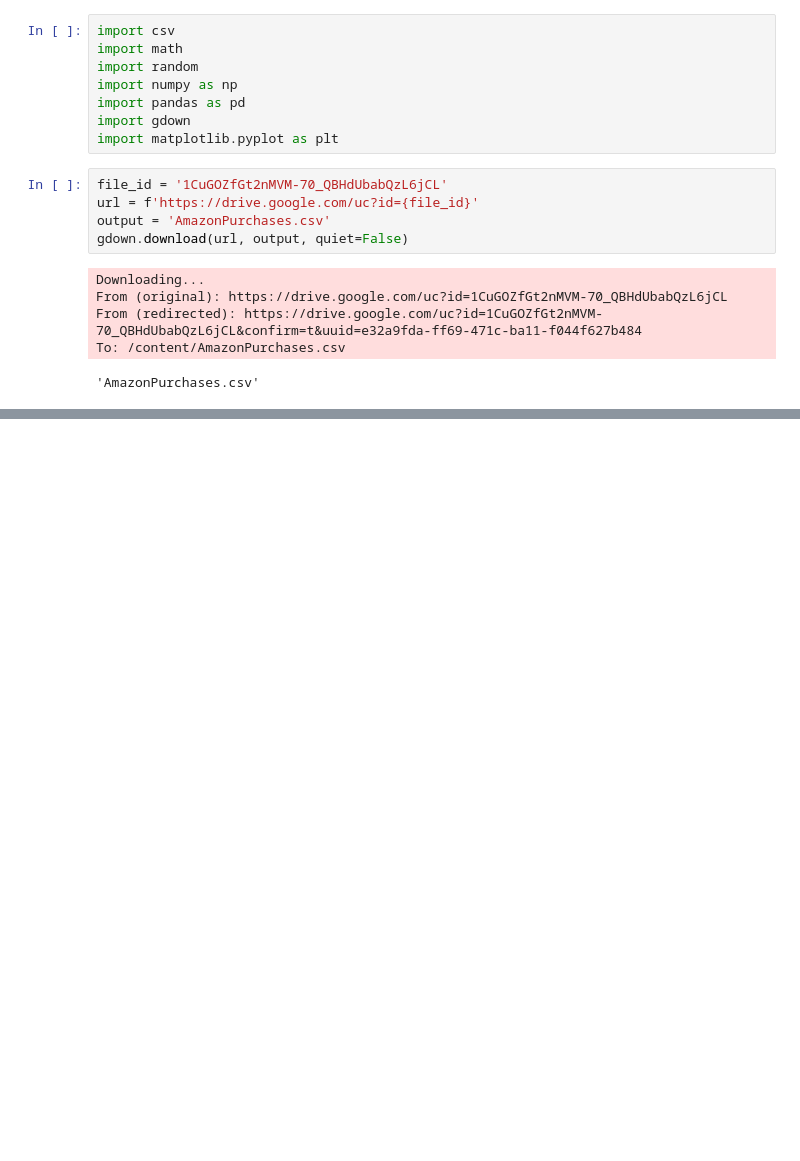
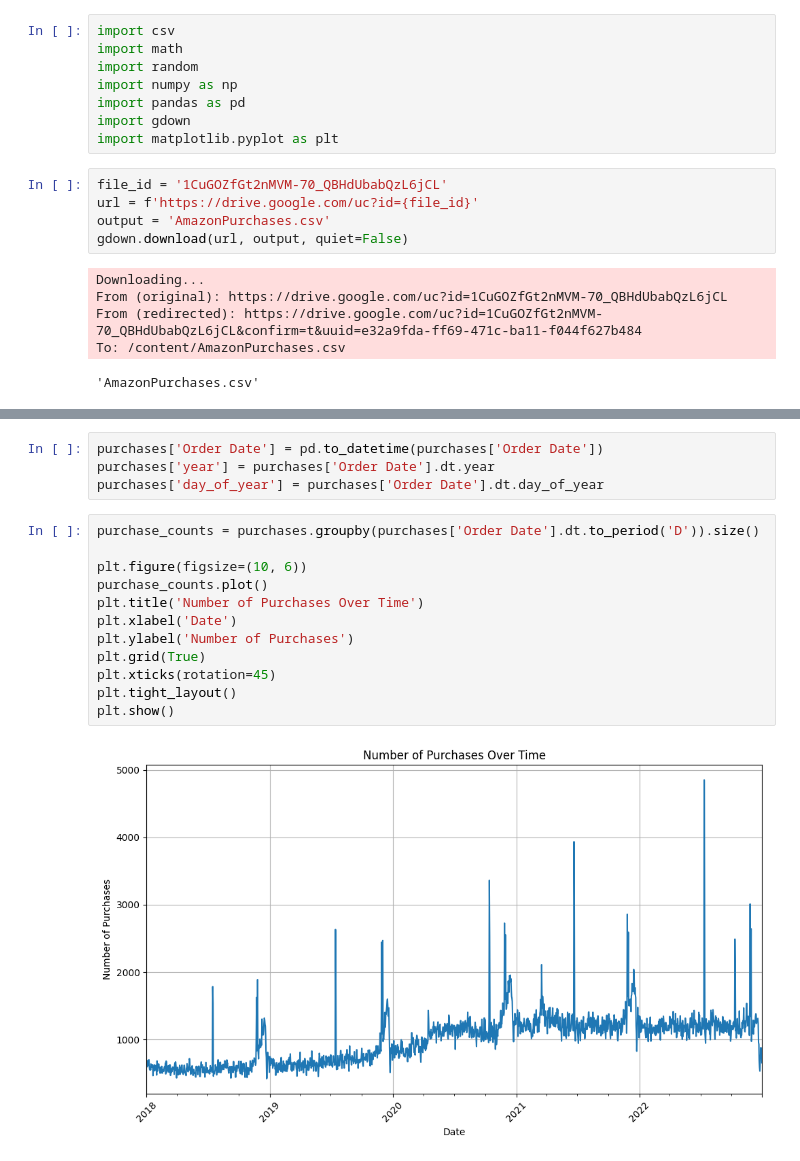
Before and after one commit to nadiakhoo/testing123, a Jupyter notebook: nadia_q2b.ipynb, the cells around one changed output, grey strips where cells are left out. Saved outputs shown, nothing was run; the diff lists cells and outputs as text; blank space fills up the shorter version.

Commit message:
Changed date formats and visualised time series of number of purchase plot

```diff
--- a/nadia_q2b.ipynb
+++ b/nadia_q2b.ipynb
@@ -35,3 +35,21 @@ purchases.head(10)
 | 7 | 2019-03-15 | 124.99 | 1 | NJ | Fire HD 8 Tablet (8" HD Display, ... | B077H6L7T9 | ... |
 | 8 | 2019-04-23 | 12.99 | 1 | NJ | Men's Leather Belt, Ratchet Dress... | B07L84ZZXC | ... |
 | 9 | 2019-04-23 | 24.69 | 1 | NJ | NaN | B06XKNWJN2 | ... |
+# %%
+purchases['Order Date'] = pd.to_datetime(purchases['Order Date'])
+purchases['year'] = purchases['Order Date'].dt.year
+purchases['day_of_year'] = purchases['Order Date'].dt.day_of_year
+# %%
+purchase_counts = purchases.groupby(purchases['Order Date'].dt.to_period('D')).size()
+
+plt.figure(figsize=(10, 6))
+purchase_counts.plot()
+plt.title('Number of Purchases Over Time')
+plt.xlabel('Date')
+plt.ylabel('Number of Purchases')
+plt.grid(True)
+plt.xticks(rotation=45)
+plt.tight_layout()
+plt.show()
+# %% [output]
+[figure, added]
```
